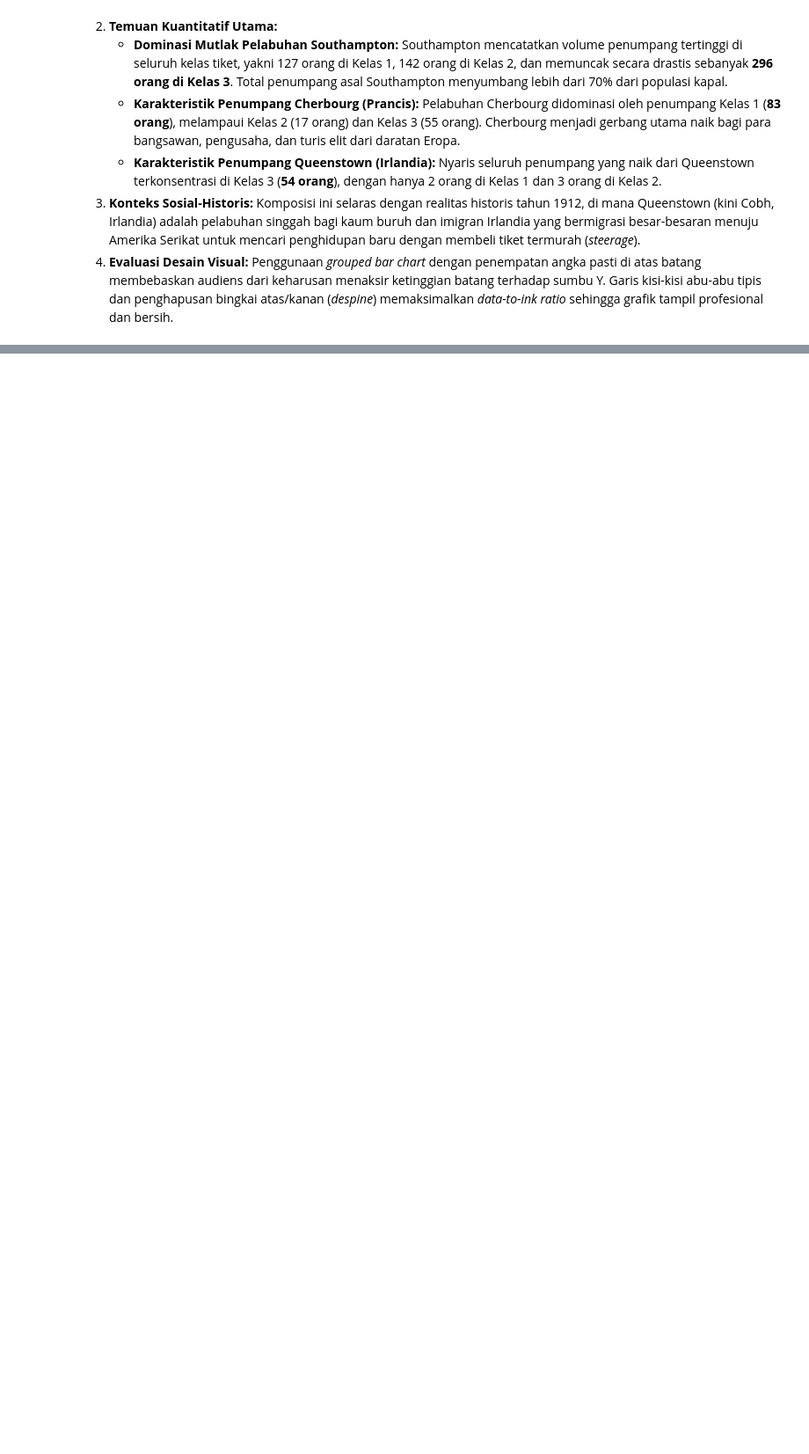
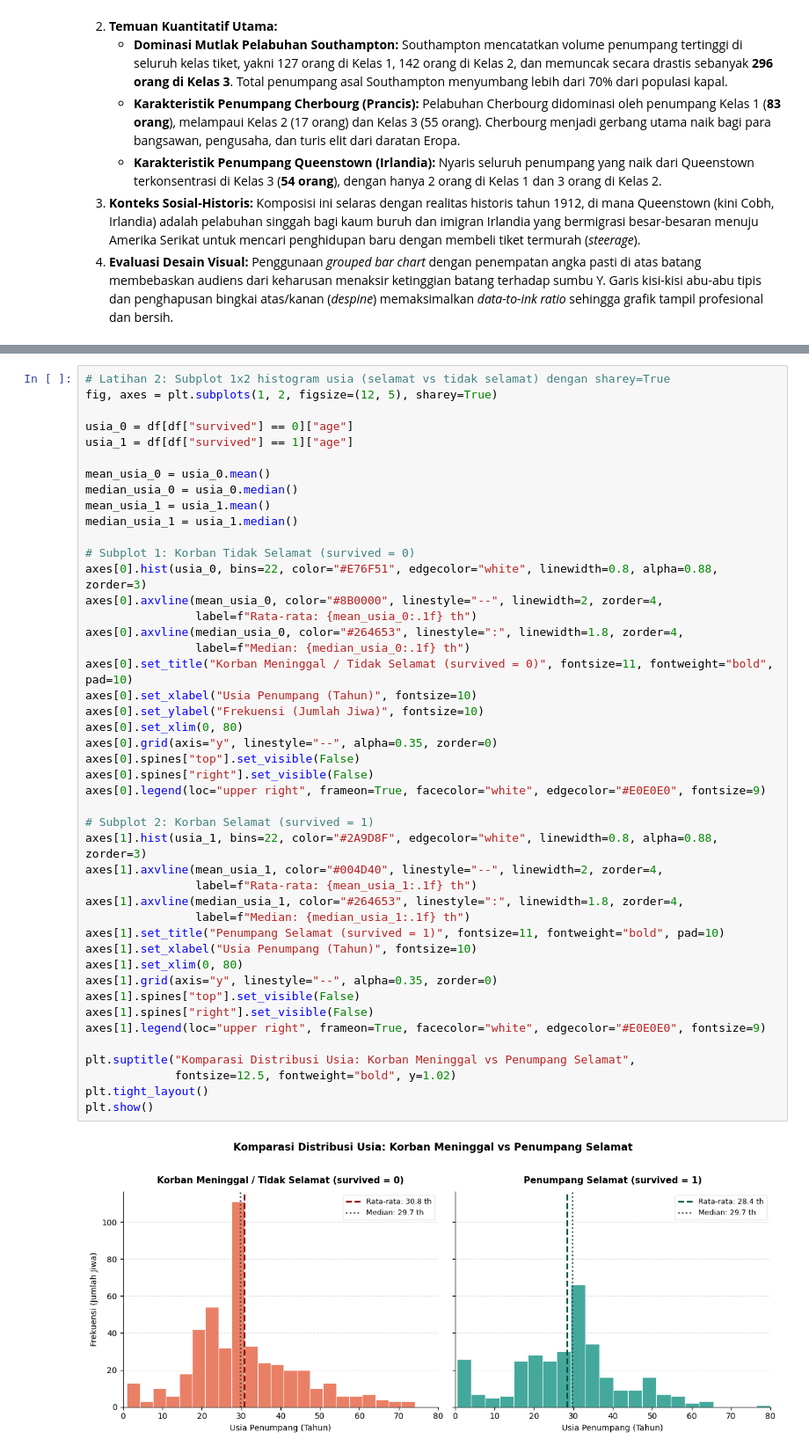
Before and after one commit to G-than12/DV-06-Matplotlib-Visualization-Customization, a Jupyter notebook: Praktikum6_GathanHilabi_60324059.ipynb, the cells around one changed output, grey strips where cells are left out. Shown at 88% size. Saved outputs shown, nothing was run; the diff lists cells and outputs as text; blank space fills up the shorter version.

Commit message:
feat: implement Latihan 2 - 1x2 age histogram with sharey and mean lines

```diff
--- a/Praktikum6_GathanHilabi_60324059.ipynb
+++ b/Praktikum6_GathanHilabi_60324059.ipynb
@@ -306,0 +310,47 @@ plt.show()
+# %%
+# Latihan 2: Subplot 1x2 histogram usia (selamat vs tidak selamat) dengan sharey=True
+fig, axes = plt.subplots(1, 2, figsize=(12, 5), sharey=True)
+
+usia_0 = df[df["survived"] == 0]["age"]
+usia_1 = df[df["survived"] == 1]["age"]
+
+mean_usia_0 = usia_0.mean()
+median_usia_0 = usia_0.median()
+mean_usia_1 = usia_1.mean()
+median_usia_1 = usia_1.median()
+
+# Subplot 1: Korban Tidak Selamat (survived = 0)
+axes[0].hist(usia_0, bins=22, color="#E76F51", edgecolor="white", linewidth=0.8, alpha=0.88, zorder=3)
+axes[0].axvline(mean_usia_0, color="#8B0000", linestyle="--", linewidth=2, zorder=4,
+                label=f"Rata-rata: {mean_usia_0:.1f} th")
+axes[0].axvline(median_usia_0, color="#264653", linestyle=":", linewidth=1.8, zorder=4,
+                label=f"Median: {median_usia_0:.1f} th")
+axes[0].set_title("Korban Meninggal / Tidak Selamat (survived = 0)", fontsize=11, fontweight="bold", pad=10)
+axes[0].set_xlabel("Usia Penumpang (Tahun)", fontsize=10)
+axes[0].set_ylabel("Frekuensi (Jumlah Jiwa)", fontsize=10)
+axes[0].set_xlim(0, 80)
+axes[0].grid(axis="y", linestyle="--", alpha=0.35, zorder=0)
+axes[0].spines["top"].set_visible(False)
+axes[0].spines["right"].set_visible(False)
+axes[0].legend(loc="upper right", frameon=True, facecolor="white", edgecolor="#E0E0E0", fontsize=9)
+
+# Subplot 2: Korban Selamat (survived = 1)
+axes[1].hist(usia_1, bins=22, color="#2A9D8F", edgecolor="white", linewidth=0.8, alpha=0.88, zorder=3)
+axes[1].axvline(mean_usia_1, color="#004D40", linestyle="--", linewidth=2, zorder=4,
+                label=f"Rata-rata: {mean_usia_1:.1f} th")
+axes[1].axvline(median_usia_1, color="#264653", linestyle=":", linewidth=1.8, zorder=4,
+                label=f"Median: {median_usia_1:.1f} th")
+axes[1].set_title("Penumpang Selamat (survived = 1)", fontsize=11, fontweight="bold", pad=10)
+axes[1].set_xlabel("Usia Penumpang (Tahun)", fontsize=10)
+axes[1].set_xlim(0, 80)
+axes[1].grid(axis="y", linestyle="--", alpha=0.35, zorder=0)
+axes[1].spines["top"].set_visible(False)
+axes[1].spines["right"].set_visible(False)
+axes[1].legend(loc="upper right", frameon=True, facecolor="white", edgecolor="#E0E0E0", fontsize=9)
+
+plt.suptitle("Komparasi Distribusi Usia: Korban Meninggal vs Penumpang Selamat",
+             fontsize=12.5, fontweight="bold", y=1.02)
+plt.tight_layout()
+plt.show()
+# %% [output]
+[figure, added]
```
Also changed, not shown: parts of 2 cells of this notebook.
